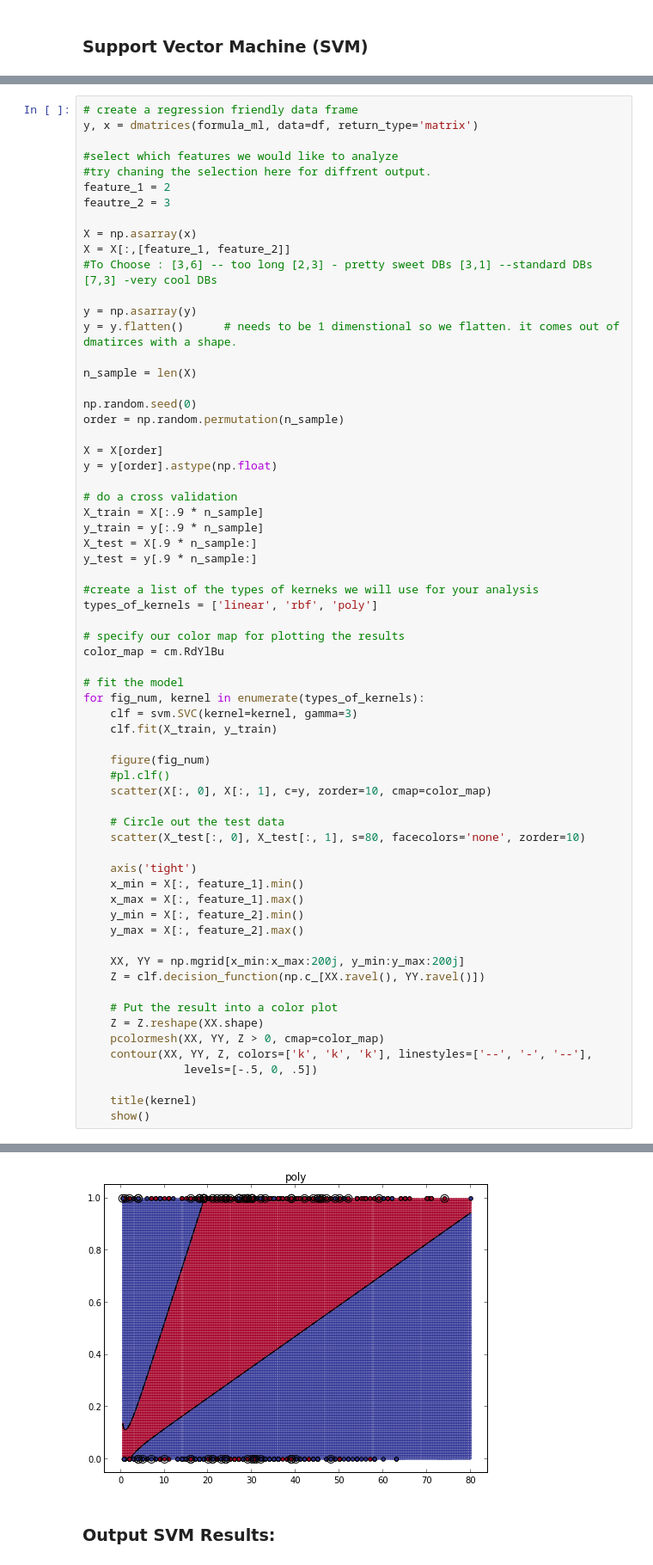
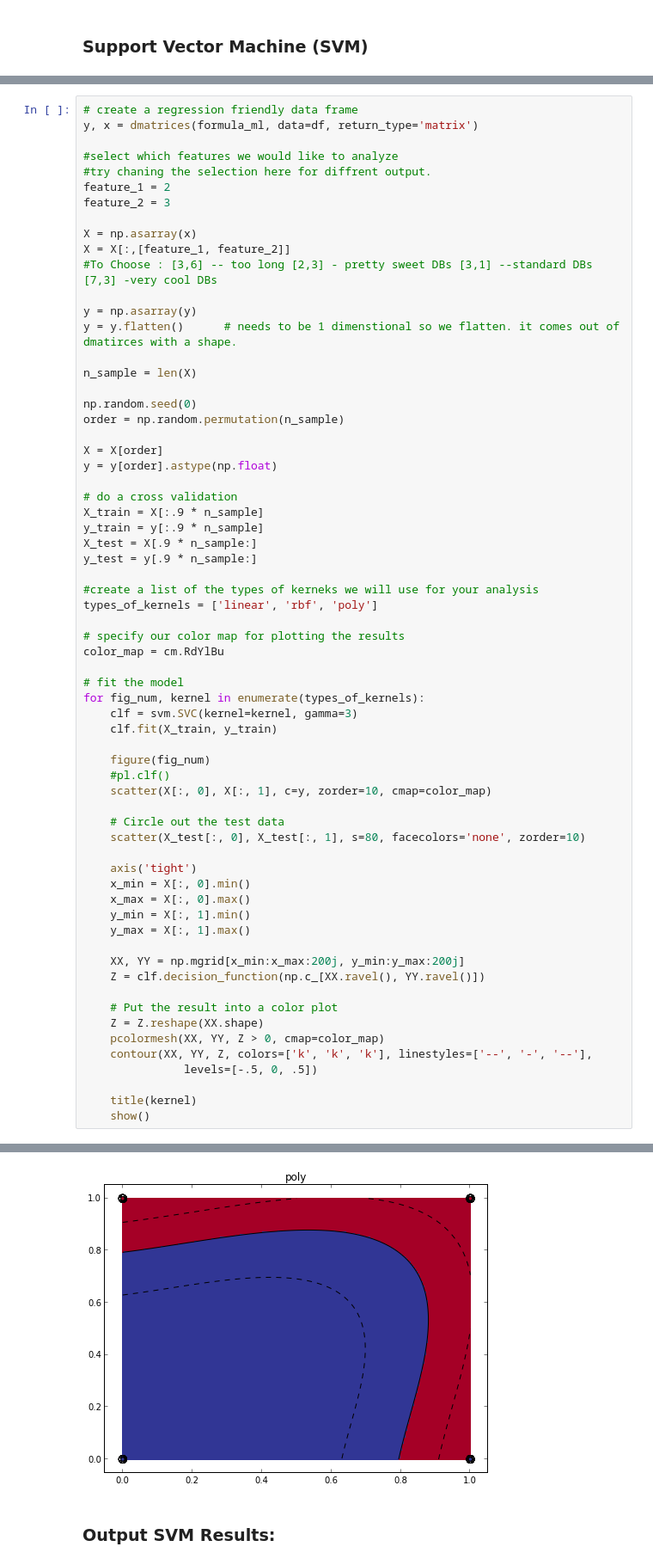
Before and after one commit to agconti/kaggle-titanic, a Jupyter notebook: Titanic.ipynb, the cells around one changed output, grey strips where cells are left out. Shown at 86% size. Saved outputs shown, nothing was run; the diff lists cells and outputs as text.

```diff
--- a/Titanic.ipynb
+++ b/Titanic.ipynb
@@ -421,7 +458,7 @@ y, x = dmatrices(formula_ml, data=df, return_type='matrix')
 #select which features we would like to analyze
 #try chaning the selection here for diffrent output.
 feature_1 = 2
-feautre_2 = 3
+feature_2 = 3
 
 X = np.asarray(x)
 X = X[:,[feature_1, feature_2]]
@@ -463,10 +500,10 @@ for fig_num, kernel in enumerate(types_of_kernels):
     scatter(X_test[:, 0], X_test[:, 1], s=80, facecolors='none', zorder=10)
 
     axis('tight')
-    x_min = X[:, feature_1].min()
-    x_max = X[:, feature_1].max()
-    y_min = X[:, feature_2].min()
-    y_max = X[:, feature_2].max()
+    x_min = X[:, 0].min()
+    x_max = X[:, 0].max()
+    y_min = X[:, 1].min()
+    y_max = X[:, 1].max()
 
     XX, YY = np.mgrid[x_min:x_max:200j, y_min:y_max:200j]
     Z = clf.decision_function(np.c_[XX.ravel(), YY.ravel()])
@@ -485,4 +522,4 @@ for fig_num, kernel in enumerate(types_of_kernels):
-[figure, old version]
+[figure, new version]
 # %% [markdown]
 ### Output SVM Results:
 # %%
```
Also changed, not shown: parts of 28 cells of this notebook.
